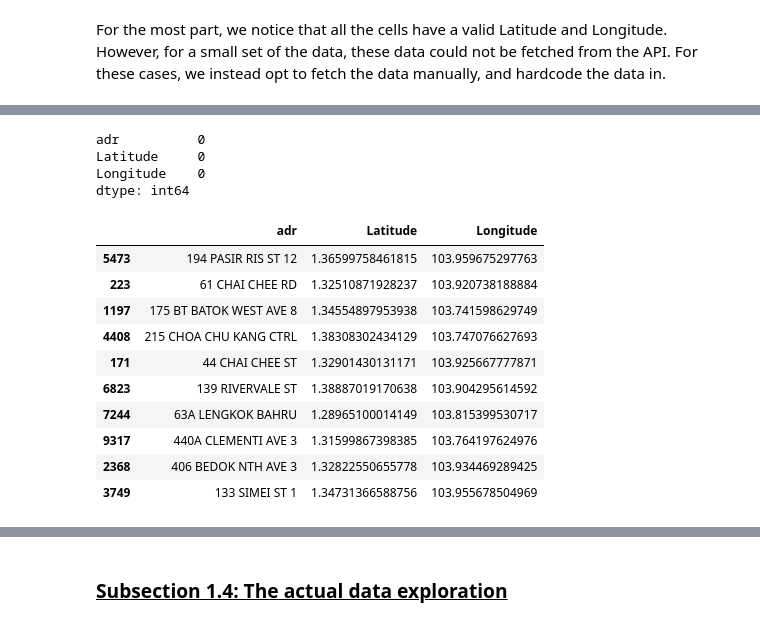
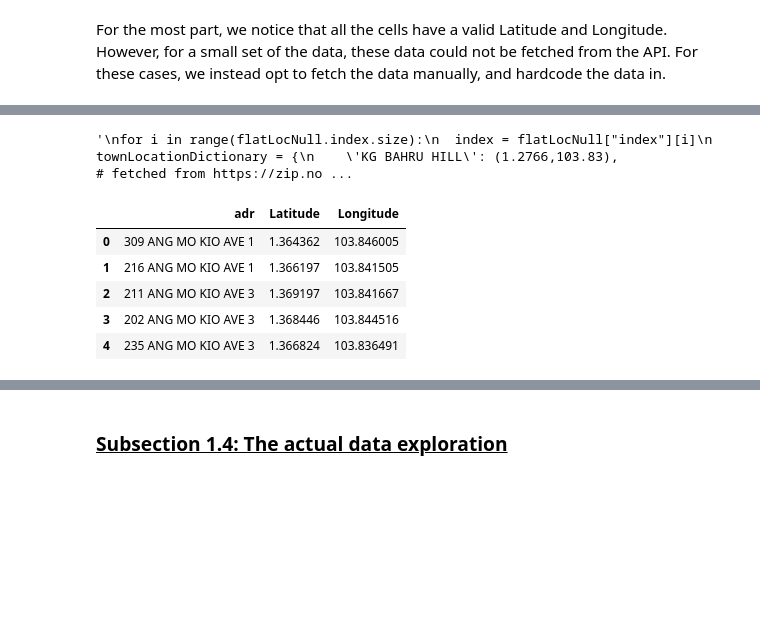
Before and after one commit to coord-geom/cs5131-assignment1, a Jupyter notebook: main.ipynb, the cells around one changed output, grey strips where cells are left out. Cells and saved outputs as stored; diff of their text form; code cells hidden in the pictures; blank space fills up the shorter version.

```diff
--- a/main.ipynb
+++ b/main.ipynb
@@ -416,4 +392,5 @@ array(['KG BAHRU HILL', 'JLN PASAR BARU', "ST. GEORGE'S RD", 'NILE RD',
 # %%
+'''
 for i in range(flatLocNull.index.size):
   index = flatLocNull["index"][i]
   townLocationDictionary = {
@@ -427,26 +404,26 @@ for i in range(flatLocNull.index.size):
 
   flatLocation.Latitude[index]	= townLocationDictionary[flatLocNull["town"][i]][0]
   flatLocation.Longitude[index] = townLocationDictionary[flatLocNull["town"][i]][1]
+'''
+# %% [output]
+'\nfor i in range(flatLocNull.index.size):\n  index = flatLocNull["index"][i]\n  townLocationDictionary = {\n    \'KG BAHRU HILL\': (1.2766,103.83),                       # fetched from https://zip.no ...
-# %%
-print(flatLocation.isnull().sum())
-flatLocation.to_csv('flatLocation.csv')
-flatLocation.sample(10)
-# %% [output]
-adr          0
-Latitude     0
-Longitude    0
-dtype: int64
-|  | adr | Latitude | Longitude |
-| 5473 | 194 PASIR RIS ST 12 | 1.36599758461815 | 103.959675297763 |
-| 223 | 61 CHAI CHEE RD | 1.32510871928237 | 103.920738188884 |
-| 1197 | 175 BT BATOK WEST AVE 8 | 1.34554897953938 | 103.741598629749 |
-| 4408 | 215 CHOA CHU KANG CTRL | 1.38308302434129 | 103.747076627693 |
-| 171 | 44 CHAI CHEE ST | 1.32901430131171 | 103.925667777871 |
-| 6823 | 139 RIVERVALE ST | 1.38887019170638 | 103.904295614592 |
-| 7244 | 63A LENGKOK BAHRU | 1.28965100014149 | 103.815399530717 |
-| 9317 | 440A CLEMENTI AVE 3 | 1.31599867398385 | 103.764197624976 |
-| 2368 | 406 BEDOK NTH AVE 3 | 1.32822550655778 | 103.934469289425 |
-| 3749 | 133 SIMEI ST 1 | 1.34731366588756 | 103.955678504969 |
+# %%
+'''
+This was our code to write the DataFrame into a CSV file.
+
+print(flatLocation.isnull().sum())
+flatLocation.to_csv('flatLocation.csv')
+flatLocation.sample(10)
+'''
+flatLocation = pd.read_csv('flatLocation.csv')[['adr','Latitude','Longitude']]
+flatLocation.head()
+# %% [output]
+|  | adr | Latitude | Longitude |
+| 0 | 309 ANG MO KIO AVE 1 | 1.364362 | 103.846005 |
+| 1 | 216 ANG MO KIO AVE 1 | 1.366197 | 103.841505 |
+| 2 | 211 ANG MO KIO AVE 3 | 1.369197 | 103.841667 |
+| 3 | 202 ANG MO KIO AVE 3 | 1.368446 | 103.844516 |
+| 4 | 235 ANG MO KIO AVE 3 | 1.366824 | 103.836491 |
 # %%
 flatPriceCollated['address'] = flatPriceCollated['block'] + ' ' + flatPriceCollated['street_name']
 
```
Also changed, not shown: parts of 9 cells of this notebook.
